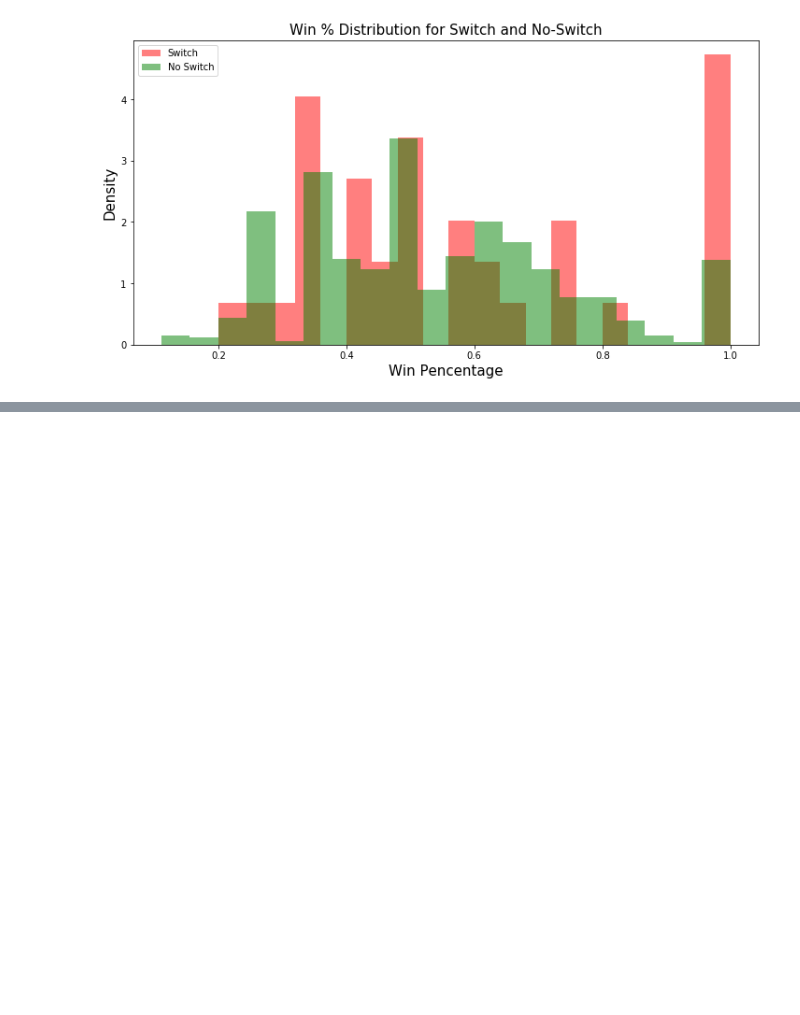
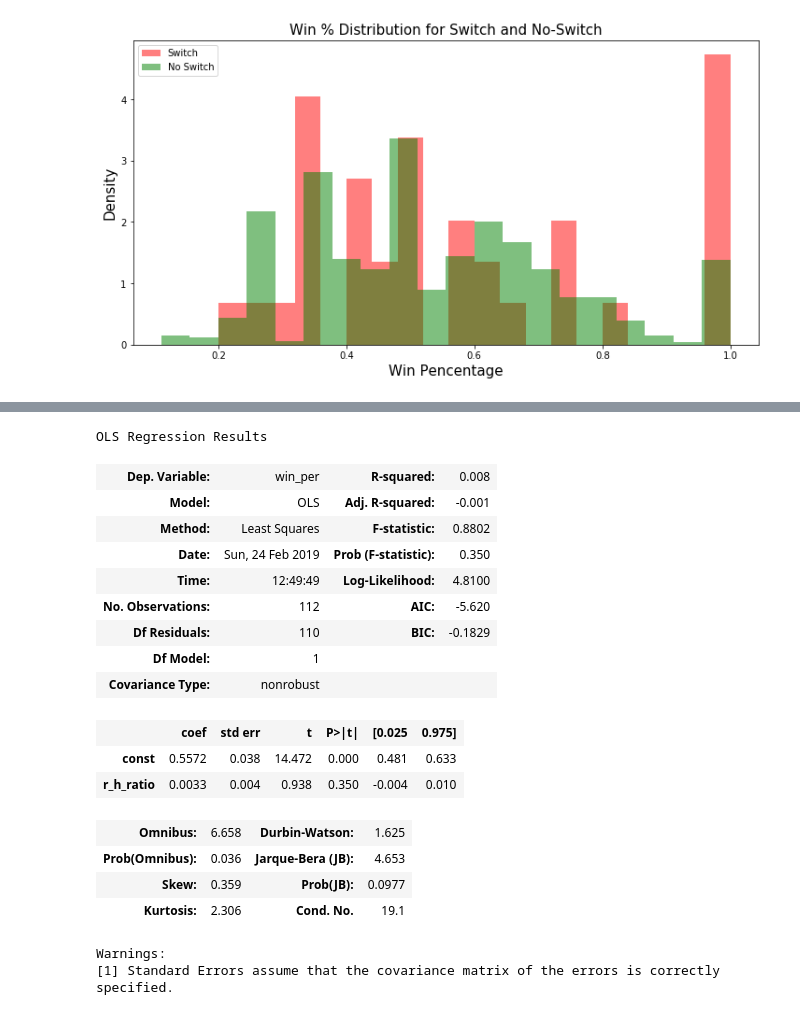
Before and after one commit to victorpena1/UFC_Analysis, a Jupyter notebook: UFC_EDA.ipynb, the cells around one changed output, grey strips where cells are left out. Saved outputs shown, nothing was run; the diff lists cells and outputs as text; code cells hidden in the pictures; blank space fills up the shorter version.

```diff
--- a/UFC_EDA.ipynb
+++ b/UFC_EDA.ipynb
@@ -563,0 +578,29 @@ stats.ttest_ind(rvssw, rvsnsw, equal_var = False)[1]/2
+# %%
+import statsmodels.api as sm
+X = df10perwin_nz['r_h_ratio']
+X = sm.add_constant(X)
+y = df10perwin_nz['win_per']
+regressor = sm.OLS(y,X)
+regressor= regressor.fit()
+# %%
+regressor.summary()
+# %% [output]
+OLS Regression Results
+| Dep. Variable: | win_per | R-squared: | 0.008 |
+| Model: | OLS | Adj. R-squared: | -0.001 |
+| Method: | Least Squares | F-statistic: | 0.8802 |
+| Date: | Sun, 24 Feb 2019 | Prob (F-statistic): | 0.350 |
+| Time: | 12:49:49 | Log-Likelihood: | 4.8100 |
+| No. Observations: | 112 | AIC: | -5.620 |
+| Df Residuals: | 110 | BIC: | -0.1829 |
+| Df Model: | 1 |  |  |
+| Covariance Type: | nonrobust |  |  |
+|  | coef | std err | t | P>|t| | [0.025 | 0.975] |
+| const | 0.5572 | 0.038 | 14.472 | 0.000 | 0.481 | 0.633 |
+| r_h_ratio | 0.0033 | 0.004 | 0.938 | 0.350 | -0.004 | 0.010 |
+| Omnibus: | 6.658 | Durbin-Watson: | 1.625 |
+| Prob(Omnibus): | 0.036 | Jarque-Bera (JB): | 4.653 |
+| Skew: | 0.359 | Prob(JB): | 0.0977 |
+| Kurtosis: | 2.306 | Cond. No. | 19.1 |
+Warnings:
+[1] Standard Errors assume that the covariance matrix of the errors is correctly specified.
```
Also changed, not shown: parts of 7 cells of this notebook.
